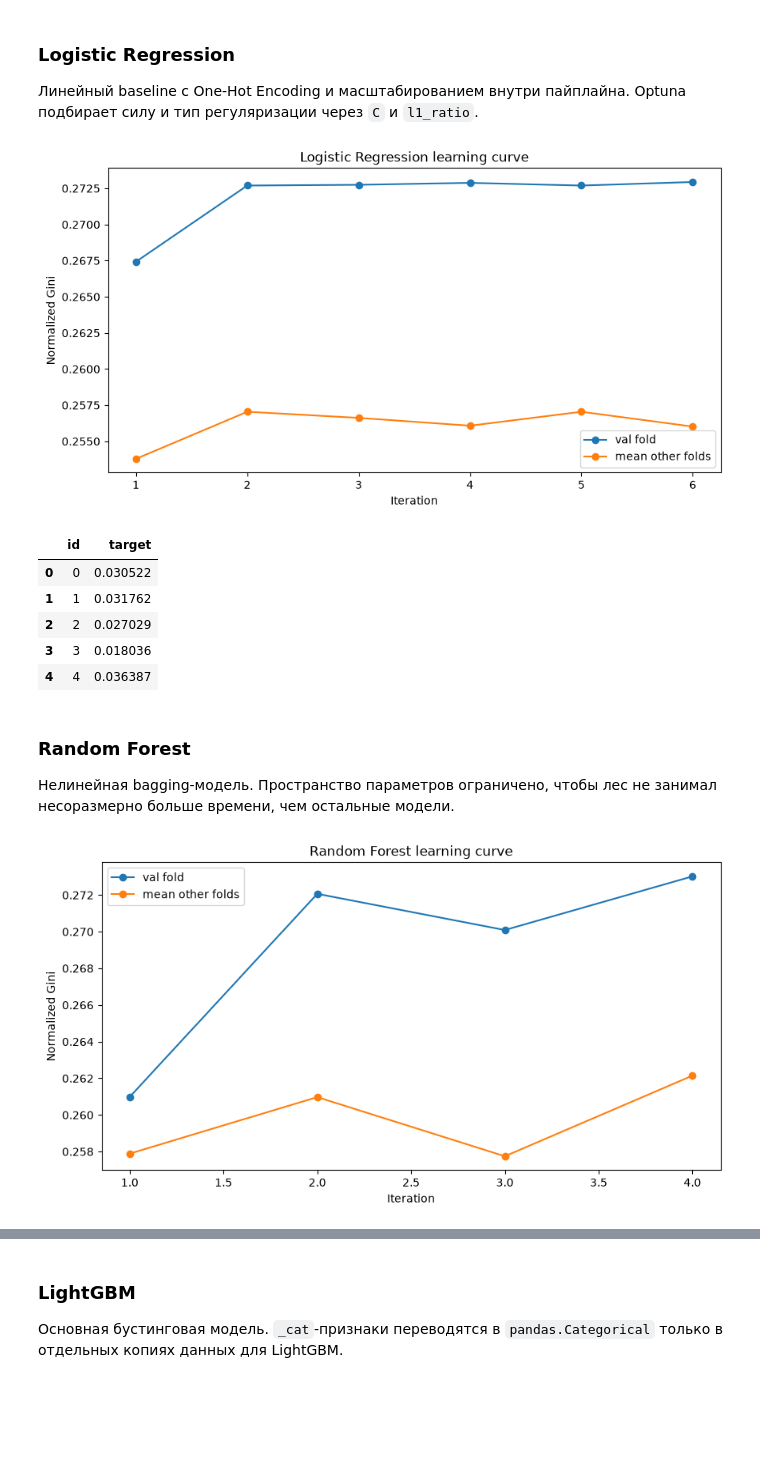
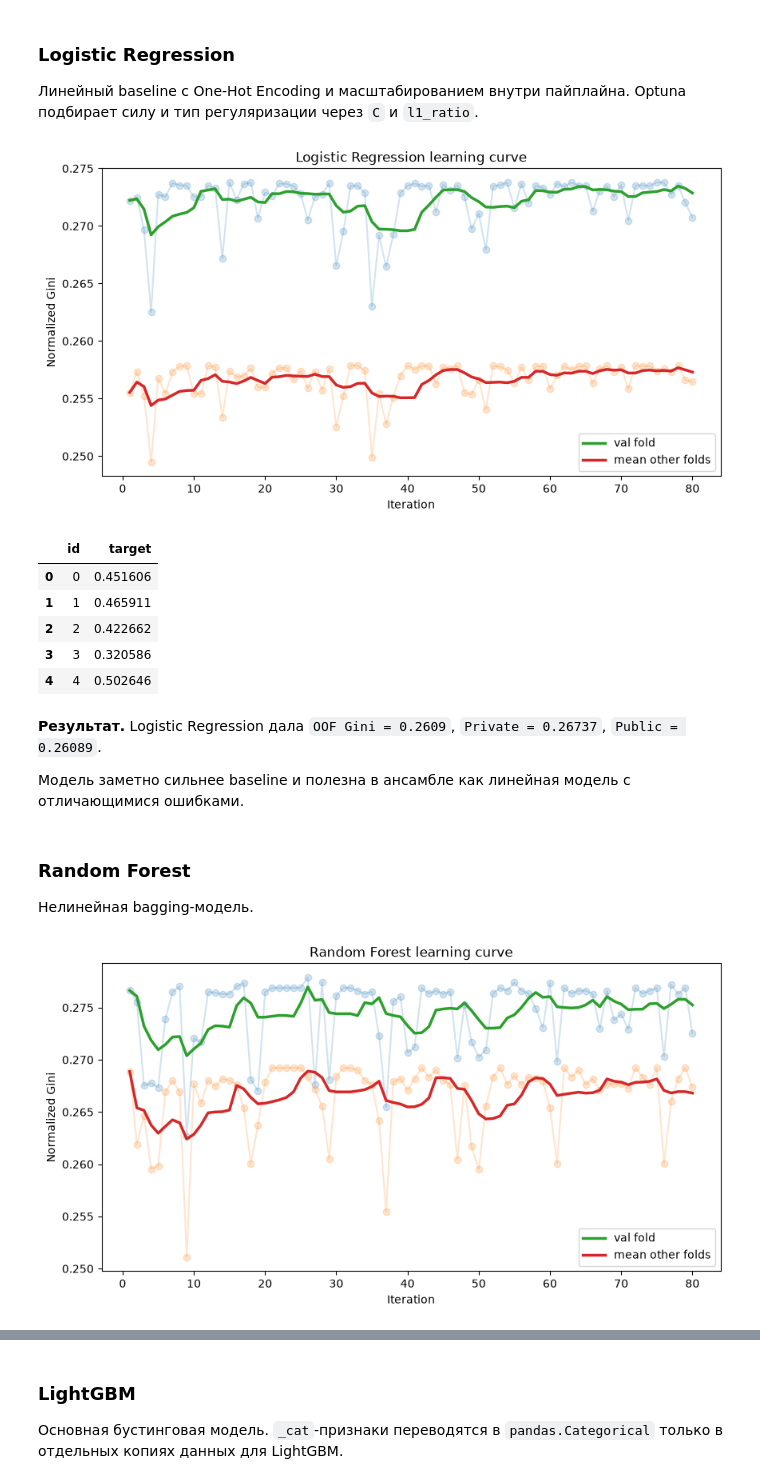
Before and after one commit to DmitryS-01/mlStartHWsSorochan, a Jupyter notebook: 02_modeling.ipynb, the cells around one changed output, grey strips where cells are left out. Cells and saved outputs as stored; diff of their text form; code cells hidden in the pictures; blank space fills up the shorter version.

```diff
--- a/02_modeling.ipynb
+++ b/02_modeling.ipynb
@@ -302,52 +313,44 @@ best_params_logistic_regression = logistic_regression_study.best_params
 best_score_logistic_regression = logistic_regression_study.best_value
 # %%
 logistic_regression_history = plot_score_history(
-    logistic_regression_score_history,
-    "logistic_regression",
-    "Logistic Regression learning curve"
+    logistic_regression_score_history, "logistic_regression", "Logistic Regression learning curve"
 )
 # %% [output]
-[figure, old version]
+[figure, new version]
 # %%
 logistic_regression_model = make_pipeline(
     logistic_regression_preprocessor,
     LogisticRegression(
-        **best_params_logistic_regression,
-        solver="saga",
-        random_state=SEED,
-        max_iter=2_000,
-        tol=1e-3
+        **best_params_logistic_regression, solver="saga",
+        random_state=SEED, max_iter=5_000, tol=5e-4
     )
 )
 
 logistic_regression_oof, logistic_regression_fold_scores = get_oof_predictions(
-    logistic_regression_model,
-    X_train,
-    y_train,
-    n_jobs=-1
+    logistic_regression_model, X_train, y_train, n_jobs=-1
 )
 
 logistic_regression_model.fit(X_train, y_train)
 logistic_regression_test_predictions = logistic_regression_model.predict_proba(X_test)[:, 1]
-
 logistic_regression_submission = save_model_outputs(
-    "logistic_regression",
-    logistic_regression_oof,
-    logistic_regression_test_predictions
+    "logistic_regression", logistic_regression_oof, logistic_regression_test_predictions
 )
-
 logistic_regression_submission.head()
 # %% [output]
 |  | id | target |
-| 0 | 0 | 0.030522 |
-| 1 | 1 | 0.031762 |
-| 2 | 2 | 0.027029 |
-| 3 | 3 | 0.018036 |
-| 4 | 4 | 0.036387 |
+| 0 | 0 | 0.451606 |
+| 1 | 1 | 0.465911 |
+| 2 | 2 | 0.422662 |
+| 3 | 3 | 0.320586 |
+| 4 | 4 | 0.502646 |
+# %% [markdown]
+**Результат.** Logistic Regression дала `OOF Gini = 0.2609`, `Private = 0.26737`, `Public = 0.26089`.
+
+Модель заметно сильнее baseline и полезна в ансамбле как линейная модель с отличающимися ошибками.
 # %% [markdown]
 ### Random Forest
 
-Нелинейная bagging-модель. Пространство параметров ограничено, чтобы лес не занимал несоразмерно больше времени, чем остальные модели.
+Нелинейная bagging-модель.
 # %%
 random_forest_score_history = []
 
@@ -385,11 +375,9 @@ best_params_random_forest = random_forest_study.best_params
 best_score_random_forest = random_forest_study.best_value
 # %%
 random_forest_history = plot_score_history(
-    random_forest_score_history,
-    "random_forest",
-    "Random Forest learning curve"
+    random_forest_score_history, "random_forest", "Random Forest learning curve"
 )
 # %% [output]
-[figure, old version]
+[figure, new version]
 # %%
 random_forest_model = RandomForestClassifier(
```
Also changed, not shown: parts of 70 cells of this notebook, 9 other files.
